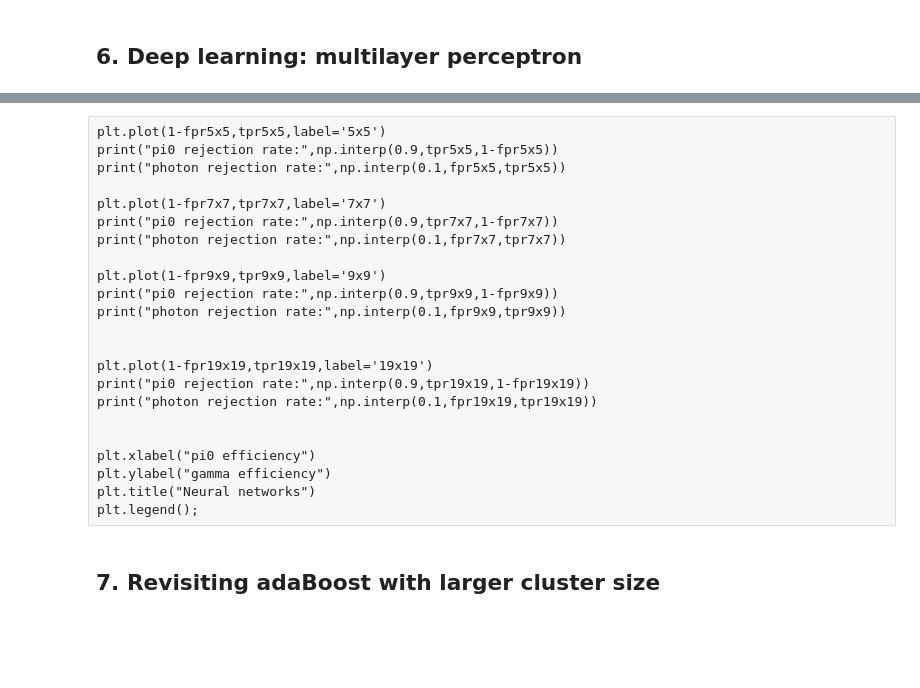
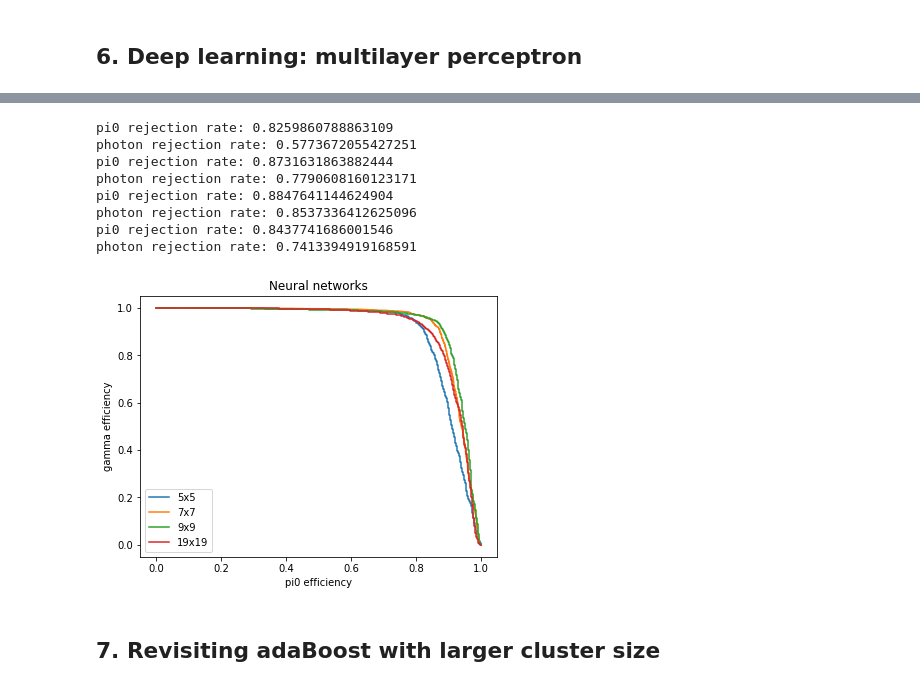
Before and after one commit to osuranyi/EMCal-clustering, a Jupyter notebook: EMCal_clustering.ipynb, the cells around one changed output, grey strips where cells are left out. Saved outputs shown, nothing was run; the diff lists cells and outputs as text; code cells hidden in the pictures; blank space fills up the shorter version.

```diff
--- a/EMCal_clustering.ipynb
+++ b/EMCal_clustering.ipynb
@@ -671,7 +671,7 @@ X_train, X_test, y_train, y_test = train_test_split(clusters5x5_cleaned, pidNN_c
 
 clf6 = MLPClassifier(solver='lbfgs', alpha=1e-5, hidden_layer_sizes=(16, 16), random_state=1, max_iter=10000, learning_rate='adaptive')
 clf6.fit(X_train,y_train)
-print(clf6a.score(X_test,y_test))
+print(clf6.score(X_test,y_test))
 
-fpr5x5, tpr5x5, thresholds = metrics.roc_curve(y_test, clf6a.predict_proba(X_test)[:,1])
+fpr5x5, tpr5x5, thresholds = metrics.roc_curve(y_test, clf6.predict_proba(X_test)[:,1])
 # %% [output]
@@ -703,26 +714,36 @@ fpr19x19, tpr19x19, thresholds = metrics.roc_curve(y_test, clf6.predict_proba(X_
-# %% [raw]
-plt.plot(1-fpr5x5,tpr5x5,label='5x5')
-print("pi0 rejection rate:",np.interp(0.9,tpr5x5,1-fpr5x5))
-print("photon rejection rate:",np.interp(0.1,fpr5x5,tpr5x5))
-
-plt.plot(1-fpr7x7,tpr7x7,label='7x7')
-print("pi0 rejection rate:",np.interp(0.9,tpr7x7,1-fpr7x7))
-print("photon rejection rate:",np.interp(0.1,fpr7x7,tpr7x7))
-
-plt.plot(1-fpr9x9,tpr9x9,label='9x9')
-print("pi0 rejection rate:",np.interp(0.9,tpr9x9,1-fpr9x9))
-print("photon rejection rate:",np.interp(0.1,fpr9x9,tpr9x9))
-
-
-plt.plot(1-fpr19x19,tpr19x19,label='19x19')
-print("pi0 rejection rate:",np.interp(0.9,tpr19x19,1-fpr19x19))
-print("photon rejection rate:",np.interp(0.1,fpr19x19,tpr19x19))
-
-
-plt.xlabel("pi0 efficiency")
-plt.ylabel("gamma efficiency")
-plt.title("Neural networks")
-plt.legend();
+# %%
+plt.plot(1-fpr5x5,tpr5x5,label='5x5')
+print("pi0 rejection rate:",np.interp(0.9,tpr5x5,1-fpr5x5))
+print("photon rejection rate:",np.interp(0.1,fpr5x5,tpr5x5))
+
+plt.plot(1-fpr7x7,tpr7x7,label='7x7')
+print("pi0 rejection rate:",np.interp(0.9,tpr7x7,1-fpr7x7))
+print("photon rejection rate:",np.interp(0.1,fpr7x7,tpr7x7))
+
+plt.plot(1-fpr9x9,tpr9x9,label='9x9')
+print("pi0 rejection rate:",np.interp(0.9,tpr9x9,1-fpr9x9))
+print("photon rejection rate:",np.interp(0.1,fpr9x9,tpr9x9))
+
+
+plt.plot(1-fpr19x19,tpr19x19,label='19x19')
+print("pi0 rejection rate:",np.interp(0.9,tpr19x19,1-fpr19x19))
+print("photon rejection rate:",np.interp(0.1,fpr19x19,tpr19x19))
+
+
+plt.xlabel("pi0 efficiency")
+plt.ylabel("gamma efficiency")
+plt.title("Neural networks")
+plt.legend();
+# %% [output]
+pi0 rejection rate: 0.8259860788863109
+photon rejection rate: 0.5773672055427251
+pi0 rejection rate: 0.8731631863882444
+photon rejection rate: 0.7790608160123171
+pi0 rejection rate: 0.8847641144624904
+photon rejection rate: 0.8537336412625096
+pi0 rejection rate: 0.8437741686001546
+photon rejection rate: 0.7413394919168591
+[figure, added]
 # %% [markdown]
 ## 7. Revisiting adaBoost with larger cluster size
 # %%
```
Also changed, not shown: parts of 18 cells of this notebook.
